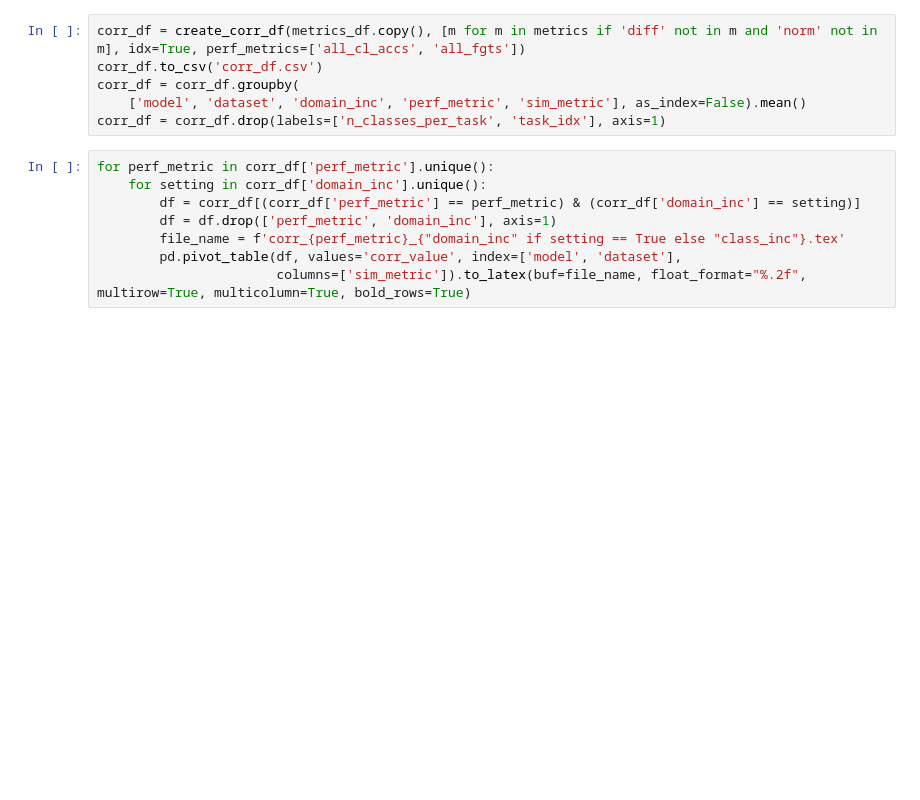
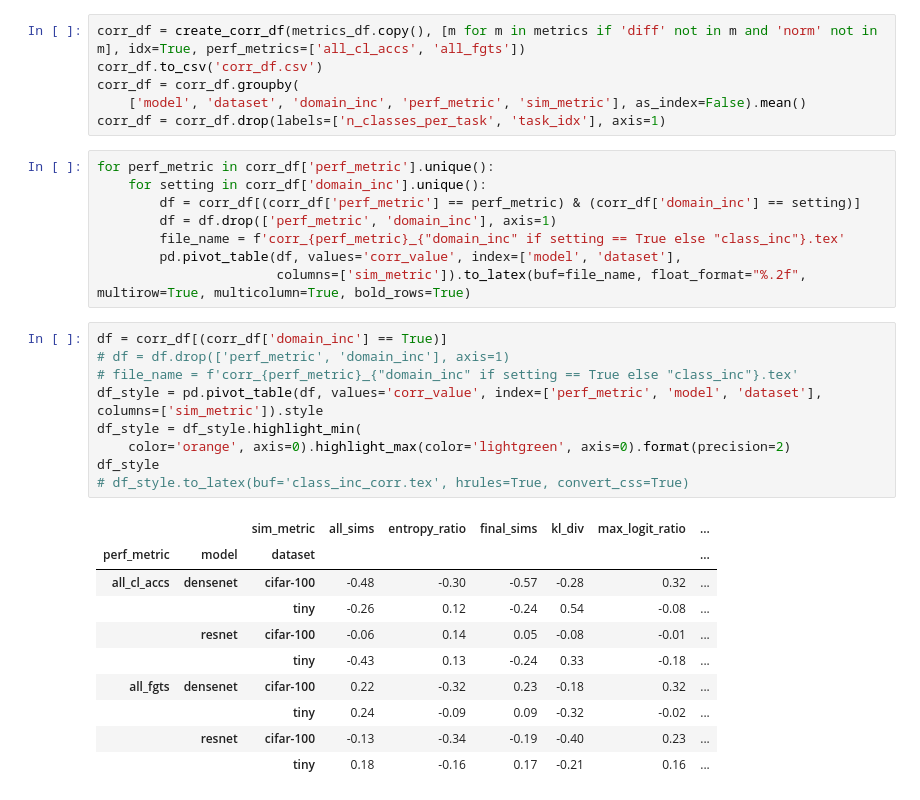
Before and after one commit to salemohamedo/tasksim, a Jupyter notebook: notebooks/tasksim_5_task.ipynb, the cells around one changed output. Saved outputs shown, nothing was run; the diff lists cells and outputs as text; blank space fills up the shorter version.

```diff
--- a/notebooks/tasksim_5_task.ipynb
+++ b/notebooks/tasksim_5_task.ipynb
@@ -45,3 +46,23 @@ for perf_metric in corr_df['perf_metric'].unique():
         file_name = f'corr_{perf_metric}_{"domain_inc" if setting == True else "class_inc"}.tex'
         pd.pivot_table(df, values='corr_value', index=['model', 'dataset'],
                        columns=['sim_metric']).to_latex(buf=file_name, float_format="%.2f", multirow=True, multicolumn=True, bold_rows=True)
+# %%
+df = corr_df[(corr_df['domain_inc'] == True)]
+# df = df.drop(['perf_metric', 'domain_inc'], axis=1)
+# file_name = f'corr_{perf_metric}_{"domain_inc" if setting == True else "class_inc"}.tex'
+df_style = pd.pivot_table(df, values='corr_value', index=['perf_metric', 'model', 'dataset'], columns=['sim_metric']).style
+df_style = df_style.highlight_min(
+    color='orange', axis=0).highlight_max(color='lightgreen', axis=0).format(precision=2)
+df_style
+# df_style.to_latex(buf='class_inc_corr.tex', hrules=True, convert_css=True)
+# %% [output]
+|  |  | sim_metric | all_sims | entropy_ratio | final_sims | kl_div | max_logit_ratio | ... |
+| perf_metric | model | dataset |  |  |  |  |  | ... |
+| all_cl_accs | densenet | cifar-100 | -0.48 | -0.30 | -0.57 | -0.28 | 0.32 | ... |
+|  |  | tiny | -0.26 | 0.12 | -0.24 | 0.54 | -0.08 | ... |
+|  | resnet | cifar-100 | -0.06 | 0.14 | 0.05 | -0.08 | -0.01 | ... |
+|  |  | tiny | -0.43 | 0.13 | -0.24 | 0.33 | -0.18 | ... |
+| all_fgts | densenet | cifar-100 | 0.22 | -0.32 | 0.23 | -0.18 | 0.32 | ... |
+|  |  | tiny | 0.24 | -0.09 | 0.09 | -0.32 | -0.02 | ... |
+|  | resnet | cifar-100 | -0.13 | -0.34 | -0.19 | -0.40 | 0.23 | ... |
+|  |  | tiny | 0.18 | -0.16 | 0.17 | -0.21 | 0.16 | ... |
```
Also changed, not shown: parts of 4 cells of this notebook, 14 other files.
